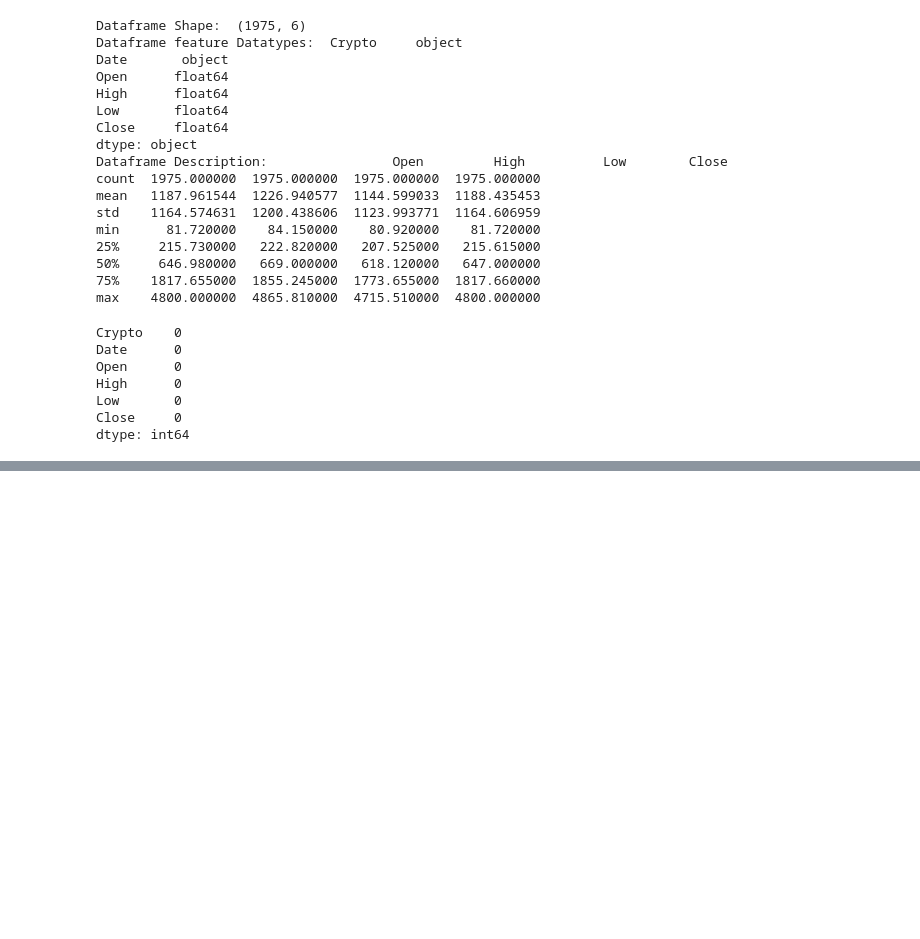
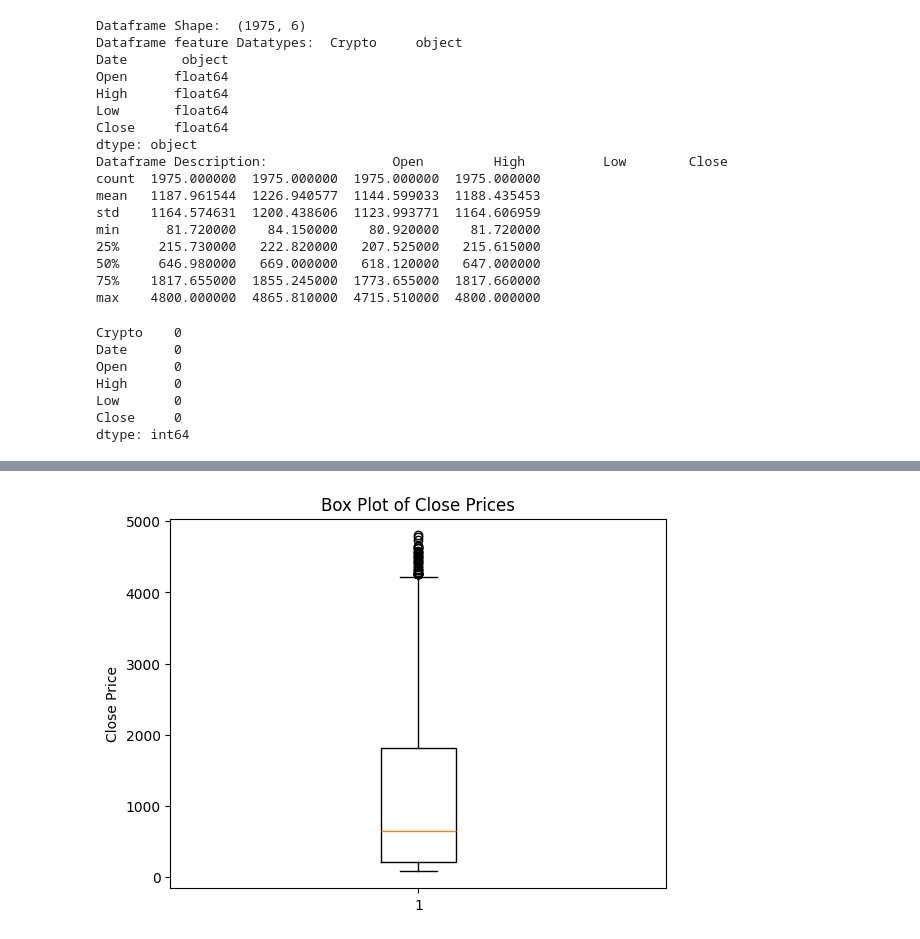
Before and after one commit to KeneanDita/Cryptocurrency-Price-Predictor-using-Time-Series-data, a Jupyter notebook: Notebooks/ETH_Model_Training.ipynb, the cells around one changed output, grey strips where cells are left out. Saved outputs shown, nothing was run; the diff lists cells and outputs as text; code cells hidden in the pictures; blank space fills up the shorter version.

```diff
--- a/Notebooks/ETH_Model_Training.ipynb
+++ b/Notebooks/ETH_Model_Training.ipynb
@@ -48,0 +63,8 @@ dtype: int64
+# %%
+plt.figure()
+plt.boxplot(df['Close'])
+plt.title('Box Plot of Close Prices')
+plt.ylabel('Close Price')
+plt.show()
+# %% [output]
+[figure, added]
```
Also changed, not shown: parts of 5 cells of this notebook.
